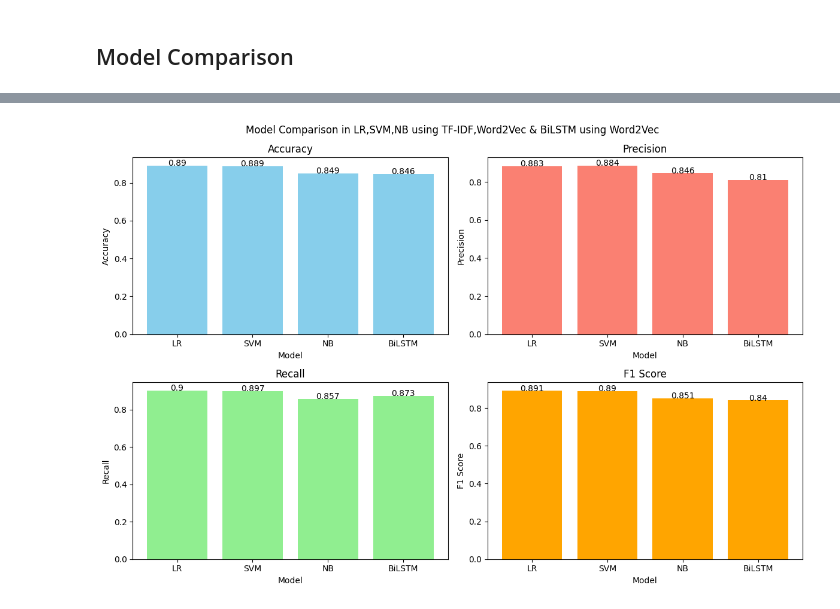
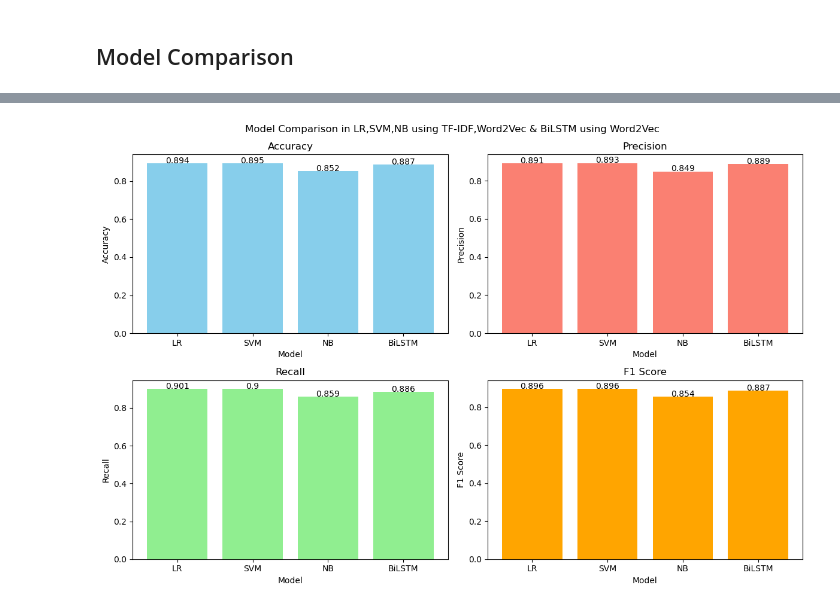
Before and after one commit to rizkyyusfian/SentimentAnalysis-50kIMDBMovieReviews, a Jupyter notebook: movie.ipynb, the cells around one changed output, grey strips where cells are left out. Drawn from its saved outputs; the diff is of its cells as text; code cells hidden in the pictures.

```diff
--- a/movie.ipynb
+++ b/movie.ipynb
@@ -1320,14 +1334,14 @@ Metrics saved successfully.
 # %% [markdown]
 #### Load Models & Metrics
 # %%
-model.load_state_dict(torch.load('model/bilstm_50k-new-50epoch-earlystop-split80-32batch-ver3.pth'))
+model.load_state_dict(torch.load('model/bilstm_50k-neww2v-50epoch-earlystop50epoch-split80-32batch.pth'))
 # model.load_state_dict(torch.load('/content/drive/MyDrive/UNIVERSITAS TELKOM S2/SEMESTER 3/DAMIN/UTS/model/bilstm_50k_new.pth', map_location=torch.device('cpu')))
 # %% [output]
 <All keys matched successfully>
 # %%
 import pickle
 # file_path = '/content/drive/MyDrive/UNIVERSITAS TELKOM S2/SEMESTER 3/DAMIN/UTS/metrics/bilstm_50k_new.pkl'
-file_path = 'metrics/bilstm_50k-new-50epoch-earlystop-split80-32batch-ver3.pkl'
+file_path = 'metrics/bilstm_50k-neww2v-50epoch-earlystop50epoch-split80-32batch.pkl'
 
 with open(file_path, 'rb') as f:
     metrics = pickle.load(f)
@@ -1413,0 +1418,5 @@ df_svm.head()
+# %%
+df_logreg = pd.read_csv('metrics/logreg.csv')
+df_nb = pd.read_csv('metrics/naivebayes.csv')
+df_svm = pd.read_csv('metrics/svm.csv')
+df_bilstm = pd.read_csv('metrics/bilstm.csv')
@@ -1631,42 +1657,39 @@ plt.show()
 # %%
 # plot all accuracy, precision, recall, f1 in bar
 plt.figure(figsize=(12,8)).suptitle('Model Comparison in LR,SVM,NB, BiLSTM using Word2Vec')
-# fig=plt.figure()
-# fig.suptitle('Comparison of using TF-IDF in ML & W2V in BiLSTM')
-
 
 # Accuracy
 plt.subplot(2,2,1)
-plt.bar(['LR', 'SVM', 'NB', 'BiLSTM'], [logreg_w2v_accuracy, svm_w2v_accuracy, nb_w2v_accuracy, bilstm_accuracy], color='skyblue')
+plt.bar(['LR', 'SVM', 'NB', 'BiLSTM'], [df_logreg['accuracy'][1], df_svm['accuracy'][1], df_nb['accuracy'][1], bilstm_accuracy], color='skyblue')
 for i in range(4):
-    plt.text(i, round([logreg_w2v_accuracy, svm_w2v_accuracy, nb_w2v_accuracy, bilstm_accuracy][i], 3), round([logreg_w2v_accuracy, svm_w2v_accuracy, nb_w2v_accuracy, bilstm_accuracy][i], 3), ha = 'center')
+    plt.text(i, round([df_logreg['accuracy'][1], df_svm['accuracy'][1], df_nb['accuracy'][1], bilstm_accuracy][i], 3), round([df_logreg['accuracy'][1], df_svm['accuracy'][1], df_nb['accuracy'][1], bilstm_accuracy][i], 3), ha = 'center')
 plt.title('Accuracy')
 plt.xlabel('Model')
 plt.ylabel('Accuracy')
 
 # Precision
 plt.subplot(2,2,2)
-plt.bar(['LR', 'SVM', 'NB', 'BiLSTM'], [logreg_w2v_precision, svm_w2v_precision, nb_w2v_precision, bilstm_precision], color='salmon')
+plt.bar(['LR', 'SVM', 'NB', 'BiLSTM'], [df_logreg['precision'][1], df_svm['precision'][1], df_nb['precision'][1], bilstm_precision], color='salmon')
 for i in range(4):
-    plt.text(i, round([logreg_w2v_precision, svm_w2v_precision, nb_w2v_precision, bilstm_precision][i], 3), round([logreg_w2v_precision, svm_w2v_precision, nb_w2v_precision, bilstm_precision][i], 3), ha = 'center')
+    plt.text(i, round([df_logreg['precision'][1], df_svm['precision'][1], df_nb['precision'][1], bilstm_precision][i], 3), round([df_logreg['precision'][1], df_svm['precision'][1], df_nb['precision'][1], bilstm_precision][i], 3), ha = 'center')
 plt.title('Precision')
 plt.xlabel('Model')
 plt.ylabel('Precision')
 
 # Recall
 plt.subplot(2,2,3)
-plt.bar(['LR', 'SVM', 'NB', 'BiLSTM'], [logreg_w2v_recall, svm_w2v_recall, nb_w2v_recall, bilstm_recall], color='lightgreen')
+plt.bar(['LR', 'SVM', 'NB', 'BiLSTM'], [df_logreg['recall'][1], df_svm['recall'][1], df_nb['recall'][1], bilstm_recall], color='lightgreen')
 for i in range(4):
-    plt.text(i, round([logreg_w2v_recall, svm_w2v_recall, nb_w2v_recall, bilstm_recall][i], 3), round([logreg_w2v_recall, svm_w2v_recall, nb_w2v_recall, bilstm_recall][i], 3), ha = 'center')
+    plt.text(i, round([df_logreg['recall'][1], df_svm['recall'][1], df_nb['recall'][1], bilstm_recall][i], 3), round([df_logreg['recall'][1], df_svm['recall'][1], df_nb['recall'][1], bilstm_recall][i], 3), ha = 'center')
 plt.title('Recall')
 plt.xlabel('Model')
 plt.ylabel('Recall')
 
 # F1 Score
 plt.subplot(2,2,4)
-plt.bar(['LR', 'SVM', 'NB', 'BiLSTM'], [logreg_w2v_f1, svm_w2v_f1, nb_w2v_f1, bilstm_f1], color='orange')
+plt.bar(['LR', 'SVM', 'NB', 'BiLSTM'], [df_logreg['f1'][1], df_svm['f1'][1], df_nb['f1'][1], bilstm_f1], color='orange')
 for i in range(4):
-    plt.text(i, round([logreg_w2v_f1, svm_w2v_f1, nb_w2v_f1, bilstm_f1][i], 3), round([logreg_w2v_f1, svm_w2v_f1, nb_w2v_f1, bilstm_f1][i], 3), ha = 'center')
+    plt.text(i, round([df_logreg['f1'][1], df_svm['f1'][1], df_nb['f1'][1], bilstm_f1][i], 3), round([df_logreg['f1'][1], df_svm['f1'][1], df_nb['f1'][1], bilstm_f1][i], 3), ha = 'center')
 plt.title('F1 Score')
 plt.xlabel('Model')
 plt.ylabel('F1 Score')
@@ -1681,41 +1704,41 @@ plt.figure(figsize=(12,8)).suptitle('Model Comparison in LR,SVM,NB using TF-IDF,
 
 # Accuracy
 plt.subplot(2,2,1)
-plt.bar(['LR', 'SVM', 'NB', 'BiLSTM'], [logreg_combined_accuracy, svm_combined_accuracy, nb_combined_accuracy, bilstm_accuracy], color='skyblue')
+plt.bar(['LR', 'SVM', 'NB', 'BiLSTM'], [df_logreg['accuracy'][2], df_svm['accuracy'][2], df_nb['accuracy'][2], bilstm_accuracy], color='skyblue')
 for i in range(4):
-    plt.text(i, round([logreg_combined_accuracy, svm_combined_accuracy, nb_combined_accuracy, bilstm_accuracy][i], 3), round([logreg_combined_accuracy, svm_combined_accuracy, nb_combined_accuracy, bilstm_accuracy][i], 3), ha = 'center')
+    plt.text(i, round([df_logreg['accuracy'][2], df_svm['accuracy'][2], df_nb['accuracy'][2], bilstm_accuracy][i], 3), round([df_logreg['accuracy'][2], df_svm['accuracy'][2], df_nb['accuracy'][2], bilstm_accuracy][i], 3), ha = 'center')
 plt.title('Accuracy')
 plt.xlabel('Model')
 plt.ylabel('Accuracy')
 
 # Precision
 plt.subplot(2,2,2)
-plt.bar(['LR', 'SVM', 'NB', 'BiLSTM'], [logreg_combined_precision, svm_combined_precision, nb_combined_precision, bilstm_precision], color='salmon')
+plt.bar(['LR', 'SVM', 'NB', 'BiLSTM'], [df_logreg['precision'][2], df_svm['precision'][2], df_nb['precision'][2], bilstm_precision], color='salmon')
 for i in range(4):
-    plt.text(i, round([logreg_combined_precision, svm_combined_precision, nb_combined_precision, bilstm_precision][i], 3), round([logreg_combined_precision, svm_combined_precision, nb_combined_precision, bilstm_precision][i], 3), ha = 'center')
+    plt.text(i, round([df_logreg['precision'][2], df_svm['precision'][2], df_nb['precision'][2], bilstm_precision][i], 3), round([df_logreg['precision'][2], df_svm['precision'][2], df_nb['precision'][2], bilstm_precision][i], 3), ha = 'center')
 plt.title('Precision')
 plt.xlabel('Model')
 plt.ylabel('Precision')
 
 # Recall
 plt.subplot(2,2,3)
-plt.bar(['LR', 'SVM', 'NB', 'BiLSTM'], [logreg_combined_recall, svm_combined_recall, nb_combined_recall, bilstm_recall], color='lightgreen')
+plt.bar(['LR', 'SVM', 'NB', 'BiLSTM'], [df_logreg['recall'][2], df_svm['recall'][2], df_nb['recall'][2], bilstm_recall], color='lightgreen')
 for i in range(4):
-    plt.text(i, round([logreg_combined_recall, svm_combined_recall, nb_combined_recall, bilstm_recall][i], 3), round([logreg_combined_recall, svm_combined_recall, nb_combined_recall, bilstm_recall][i], 3), ha = 'center')
+    plt.text(i, round([df_logreg['recall'][2], df_svm['recall'][2], df_nb['recall'][2], bilstm_recall][i], 3), round([df_logreg['recall'][2], df_svm['recall'][2], df_nb['recall'][2], bilstm_recall][i], 3), ha = 'center')
 plt.title('Recall')
 plt.xlabel('Model')
 plt.ylabel('Recall')
 
 # F1 Score
 plt.subplot(2,2,4)
-plt.bar(['LR', 'SVM', 'NB', 'BiLSTM'], [logreg_combined_f1, svm_combined_f1, nb_combined_f1, bilstm_f1], color='orange')
+plt.bar(['LR', 'SVM', 'NB', 'BiLSTM'], [df_logreg['f1'][2], df_svm['f1'][2], df_nb['f1'][2], bilstm_f1], color='orange')
 for i in range(4):
-    plt.text(i, round([logreg_combined_f1, svm_combined_f1, nb_combined_f1, bilstm_f1][i], 3), round([logreg_combined_f1, svm_combined_f1, nb_combined_f1, bilstm_f1][i], 3), ha = 'center')
+    plt.text(i, round([df_logreg['f1'][2], df_svm['f1'][2], df_nb['f1'][2], bilstm_f1][i], 3), round([df_logreg['f1'][2], df_svm['f1'][2], df_nb['f1'][2], bilstm_f1][i], 3), ha = 'center')
 plt.title('F1 Score')
 plt.xlabel('Model')
 plt.ylabel('F1 Score')
 
 plt.tight_layout()
 plt.show()
 # %% [output]
-[figure, old version]
+[figure, new version]
```
Also changed, not shown: parts of 38 cells of this notebook, 20 other files.
